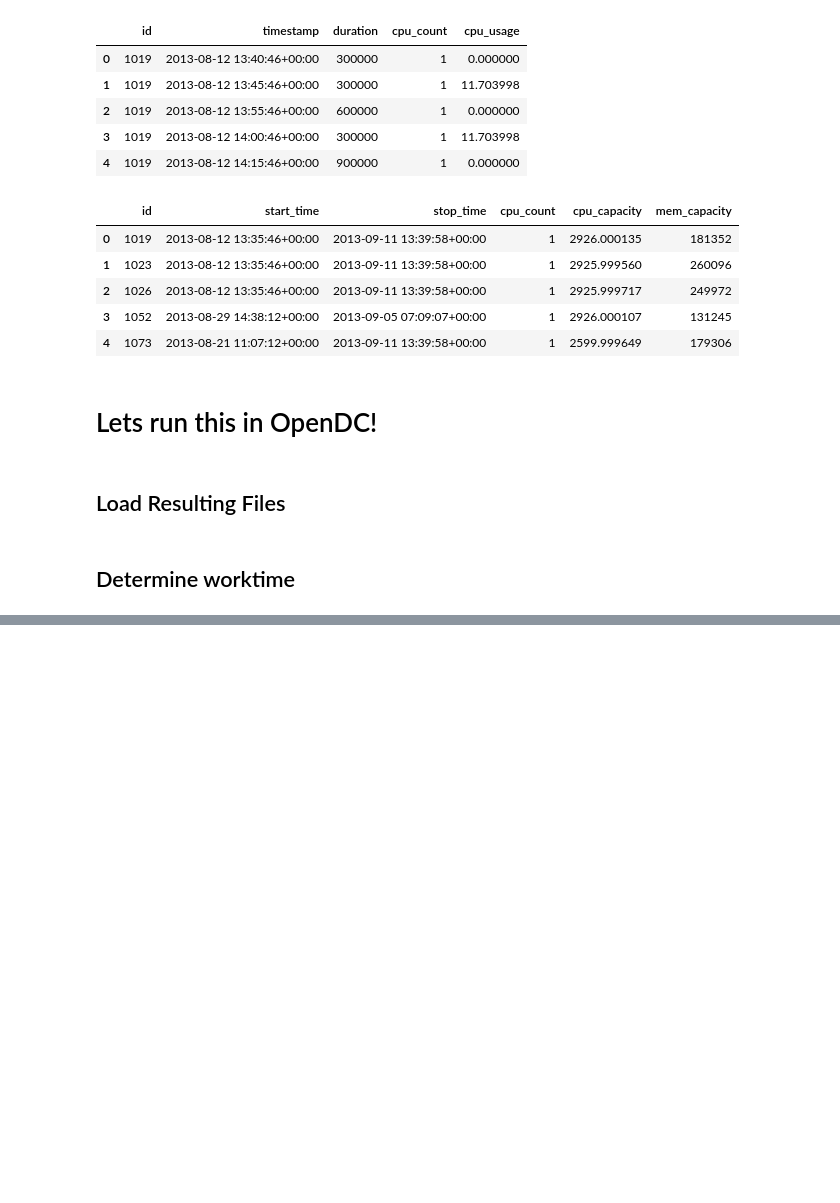
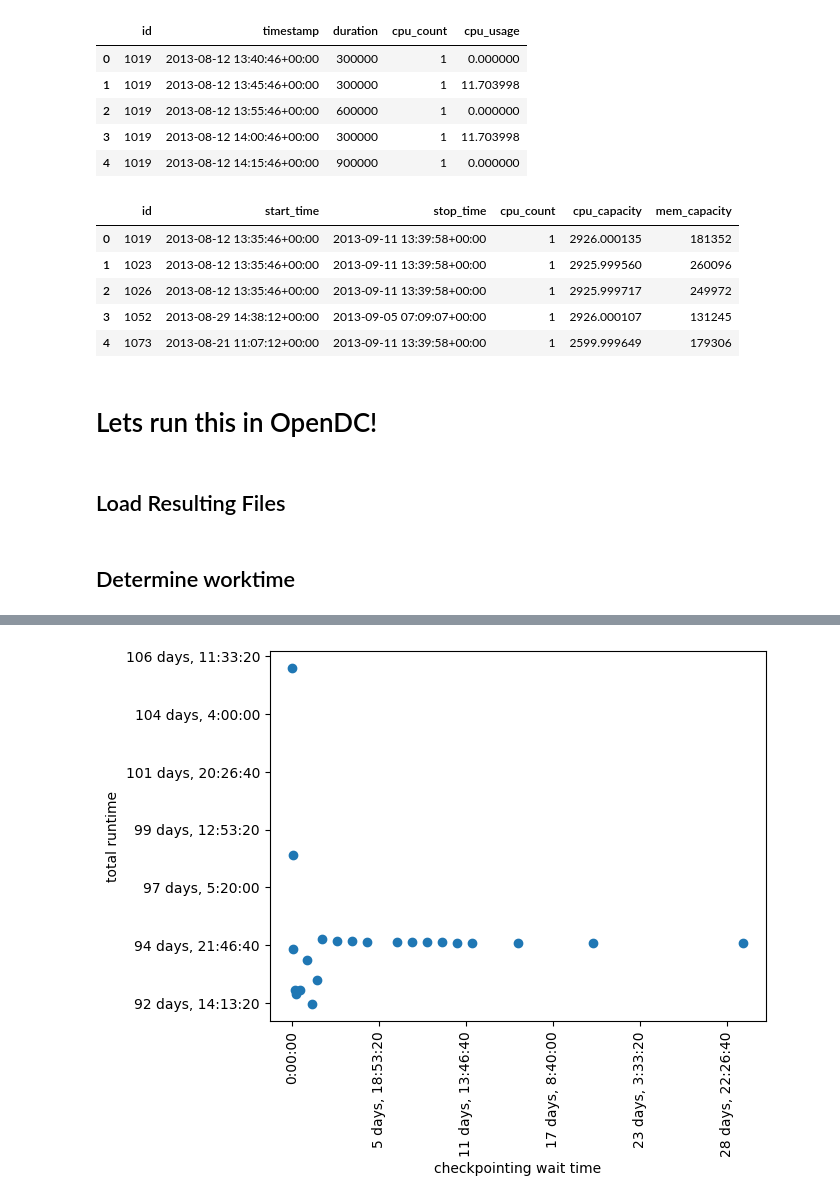
Before and after one commit to DanteNiewenhuis/opendc, a Jupyter notebook: opendc-experiments/opendc-experiments-uptime/src/main/Python/OpenDCdemo.ipynb, the cells around one changed output, grey strips where cells are left out. Saved outputs shown, nothing was run; the diff lists cells and outputs as text; code cells hidden in the pictures; blank space fills up the shorter version.

```diff
--- a/opendc-experiments/opendc-experiments-uptime/src/main/Python/OpenDCdemo.ipynb
+++ b/opendc-experiments/opendc-experiments-uptime/src/main/Python/OpenDCdemo.ipynb
@@ -482,0 +255,26 @@ datetime.timedelta(days=2, seconds=42600)
+# %%
+failure_trace = "two_failures"
+check_time = 300_000
+check_waits = []
+
+for file_name in os.listdir(f"{base_folder}/output/{failure_trace}/{check_time}"):
+    check_waits.append(int(file_name))
+
+check_waits.sort()
+
+def get_runtime(failure_trace, check_time, check_wait):
+    df_host, df_server, df_service = get_output(failure_trace, check_time, check_wait)
+
+
+    return df_service.timestamp.max() - df_service.timestamp.min()
+
+runtimes = []
+labels = []
+
+for check_wait in check_waits:
+
+    runtime = get_runtime(failure_trace, check_time, check_wait)
+
+    print(f"runtime for {str(timedelta(milliseconds=check_wait))}: {runtime}")
+
+    runtimes.append(runtime / timedelta(milliseconds=1))
@@ -482,0 +299,19 @@ datetime.timedelta(days=2, seconds=42600)
+# %%
+fig = plt.figure()
+ax = fig.add_subplot(111)
+
+ax.scatter(check_waits, runtimes)
+
+def formatter(x, pos):
+    d = timedelta(milliseconds=x)
+    return str(d)
+
+plt.xlabel("checkpointing wait time")
+plt.ylabel("total runtime")
+
+ax.xaxis.set_major_formatter(formatter)
+plt.xticks(rotation=90)
+ax.yaxis.set_major_formatter(formatter)
+plt.show()
+# %% [output]
+[figure, added]
```
Also changed, not shown: parts of 48 cells of this notebook, 7 other files.
